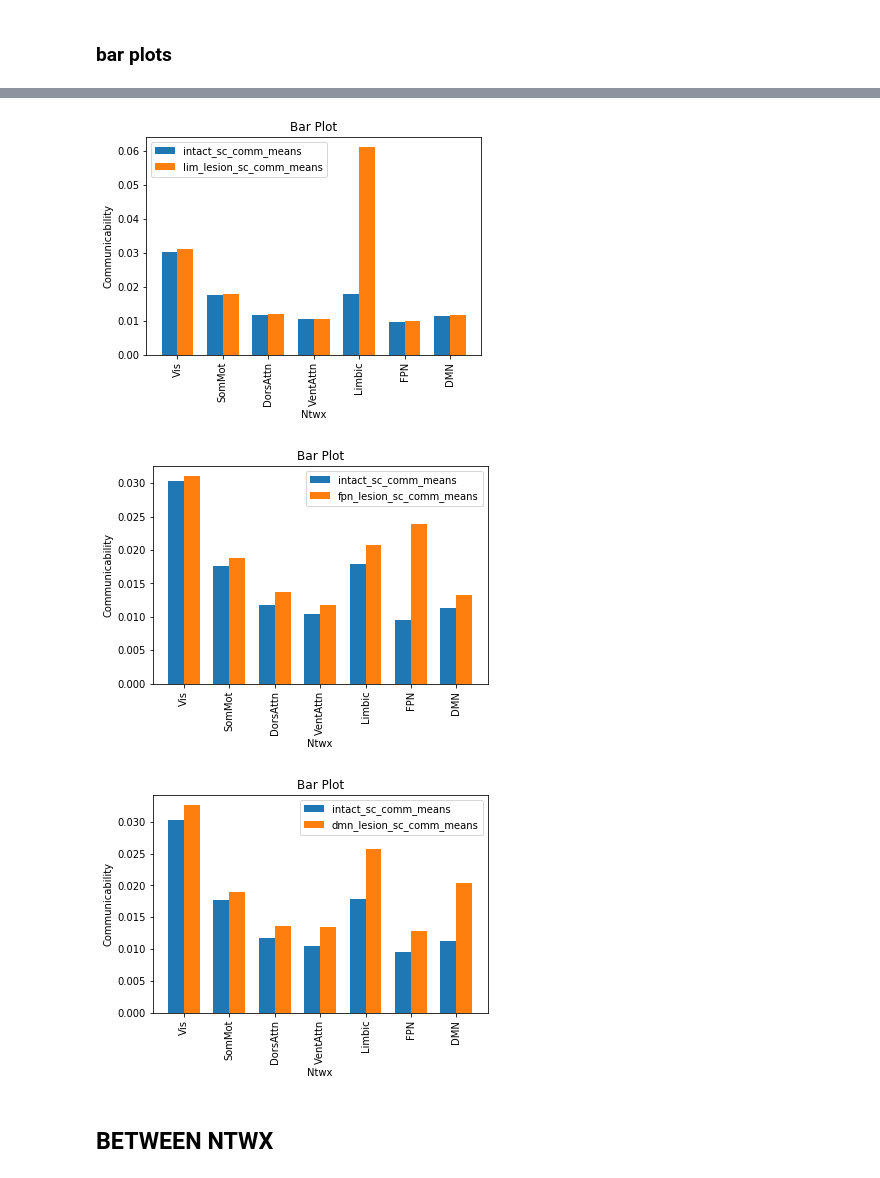
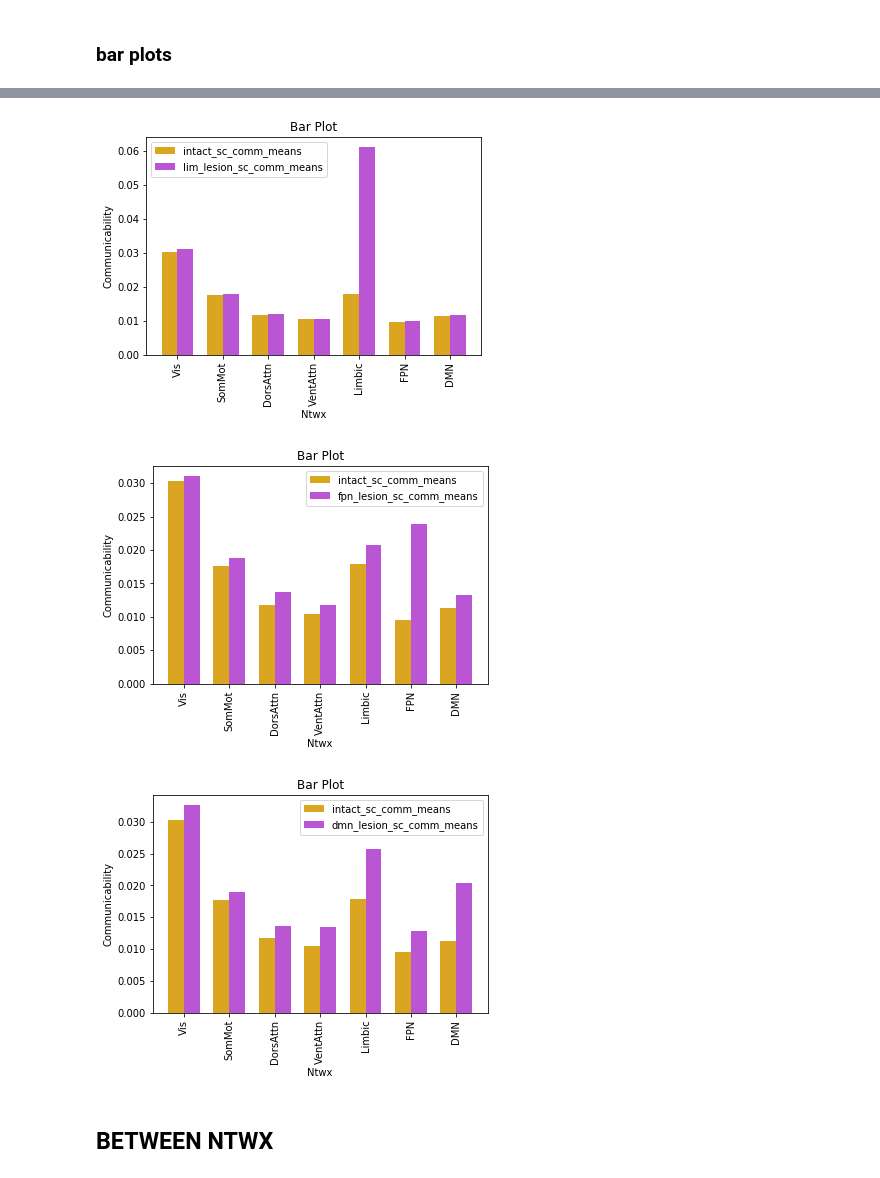
Before and after one commit to Shreyder93/whobpyt, a Jupyter notebook: scratch/Ntwx_Emergence_Communicability.ipynb, the cells around one changed output, grey strips where cells are left out. Cells and saved outputs as stored; diff of their text form; code cells hidden in the pictures.

```diff
--- a/scratch/Ntwx_Emergence_Communicability.ipynb
+++ b/scratch/Ntwx_Emergence_Communicability.ipynb
@@ -801,8 +816,8 @@ Ntwx = ['Vis', 'SomMot', 'DorsAttn', 'VentAttn', 'Limbic', 'FPN', 'DMN']
 x = range(len(intact_sc_comm_means))  # X-axis values (indices of the lists)
 width = 0.35  # Width of the bars
 fig, ax = plt.subplots()
-rects1 = ax.bar(x, intact_sc_comm_means, width, label='intact_sc_comm_means')
-rects2 = ax.bar([i + width for i in x], vis_lesion_sc_comm_means, width, label='vis_lesion_sc_comm_means')
+rects1 = ax.bar(x, intact_sc_comm_means, width, label='intact_sc_comm_means',color='goldenrod')
+rects2 = ax.bar([i + width for i in x], vis_lesion_sc_comm_means, width, label='vis_lesion_sc_comm_means',color='mediumorchid')
 
 # Adding labels, title, and legend
 ax.set_xlabel('Ntwx')
@@ -822,8 +837,8 @@ plt.show()
 x = range(len(intact_sc_comm_means))  # X-axis values (indices of the lists)
 width = 0.35  # Width of the bars
 fig, ax = plt.subplots()
-rects1 = ax.bar(x, intact_sc_comm_means, width, label='intact_sc_comm_means')
-rects2 = ax.bar([i + width for i in x], smt_lesion_sc_comm_means, width, label='smt_lesion_sc_comm_means')
+rects1 = ax.bar(x, intact_sc_comm_means, width, label='intact_sc_comm_means',color='goldenrod')
+rects2 = ax.bar([i + width for i in x], smt_lesion_sc_comm_means, width, label='smt_lesion_sc_comm_means',color='mediumorchid')
 
 # Adding labels, title, and legend
 ax.set_xlabel('Ntwx')
@@ -843,8 +858,8 @@ plt.show()
 x = range(len(intact_sc_comm_means))  # X-axis values (indices of the lists)
 width = 0.35  # Width of the bars
 fig, ax = plt.subplots()
-rects1 = ax.bar(x, intact_sc_comm_means, width, label='intact_sc_comm_means')
-rects2 = ax.bar([i + width for i in x], dan_lesion_sc_comm_means, width, label='dan_lesion_sc_comm_means')
+rects1 = ax.bar(x, intact_sc_comm_means, width, label='intact_sc_comm_means',color='goldenrod')
+rects2 = ax.bar([i + width for i in x], dan_lesion_sc_comm_means, width, label='dan_lesion_sc_comm_means',color='mediumorchid')
 
 # Adding labels, title, and legend
 ax.set_xlabel('Ntwx')
@@ -864,8 +879,8 @@ plt.show()
 x = range(len(intact_sc_comm_means))  # X-axis values (indices of the lists)
 width = 0.35  # Width of the bars
 fig, ax = plt.subplots()
-rects1 = ax.bar(x, intact_sc_comm_means, width, label='intact_sc_comm_means')
-rects2 = ax.bar([i + width for i in x], van_lesion_sc_comm_means, width, label='van_lesion_sc_comm_means')
+rects1 = ax.bar(x, intact_sc_comm_means, width, label='intact_sc_comm_means',color='goldenrod')
+rects2 = ax.bar([i + width for i in x], van_lesion_sc_comm_means, width, label='van_lesion_sc_comm_means',color='mediumorchid')
 
 # Adding labels, title, and legend
 ax.set_xlabel('Ntwx')
@@ -885,8 +900,8 @@ plt.show()
 x = range(len(intact_sc_comm_means))  # X-axis values (indices of the lists)
 width = 0.35  # Width of the bars
 fig, ax = plt.subplots()
-rects1 = ax.bar(x, intact_sc_comm_means, width, label='intact_sc_comm_means')
-rects2 = ax.bar([i + width for i in x], lim_lesion_sc_comm_means, width, label='lim_lesion_sc_comm_means')
+rects1 = ax.bar(x, intact_sc_comm_means, width, label='intact_sc_comm_means',color='goldenrod')
+rects2 = ax.bar([i + width for i in x], lim_lesion_sc_comm_means, width, label='lim_lesion_sc_comm_means',color='mediumorchid')
 
 # Adding labels, title, and legend
 ax.set_xlabel('Ntwx')
@@ -906,8 +921,8 @@ plt.show()
 x = range(len(intact_sc_comm_means))  # X-axis values (indices of the lists)
 width = 0.35  # Width of the bars
 fig, ax = plt.subplots()
-rects1 = ax.bar(x, intact_sc_comm_means, width, label='intact_sc_comm_means')
-rects2 = ax.bar([i + width for i in x], fpn_lesion_sc_comm_means, width, label='fpn_lesion_sc_comm_means')
+rects1 = ax.bar(x, intact_sc_comm_means, width, label='intact_sc_comm_means',color='goldenrod')
+rects2 = ax.bar([i + width for i in x], fpn_lesion_sc_comm_means, width, label='fpn_lesion_sc_comm_means',color='mediumorchid')
 
 # Adding labels, title, and legend
 ax.set_xlabel('Ntwx')
@@ -927,8 +942,8 @@ plt.show()
 x = range(len(intact_sc_comm_means))  # X-axis values (indices of the lists)
 width = 0.35  # Width of the bars
 fig, ax = plt.subplots()
-rects1 = ax.bar(x, intact_sc_comm_means, width, label='intact_sc_comm_means')
-rects2 = ax.bar([i + width for i in x], dmn_lesion_sc_comm_means, width, label='dmn_lesion_sc_comm_means')
+rects1 = ax.bar(x, intact_sc_comm_means, width, label='intact_sc_comm_means',color='goldenrod')
+rects2 = ax.bar([i + width for i in x], dmn_lesion_sc_comm_means, width, label='dmn_lesion_sc_comm_means',color='mediumorchid')
 
 # Adding labels, title, and legend
 ax.set_xlabel('Ntwx')
@@ -949,6 +964,6 @@ plt.show()
-[figure, old version]
+[figure, new version]
-[figure, old version]
+[figure, new version]
-[figure, old version]
+[figure, new version]
 # %% [markdown]
 ## BETWEEN NTWX
 # %%
```
Also changed, not shown: parts of 49 cells of this notebook, 4 other files.
